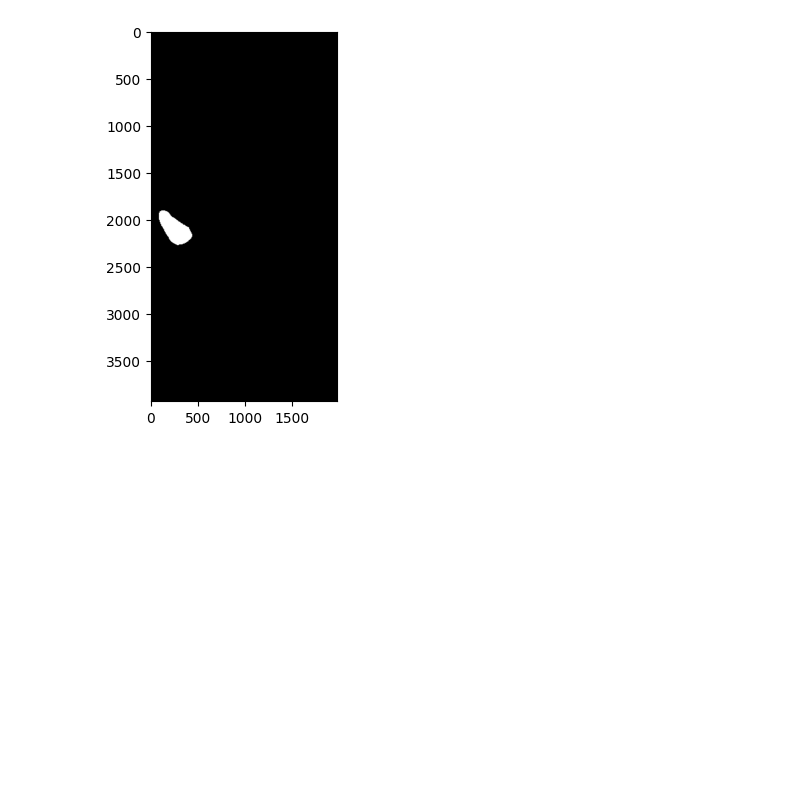
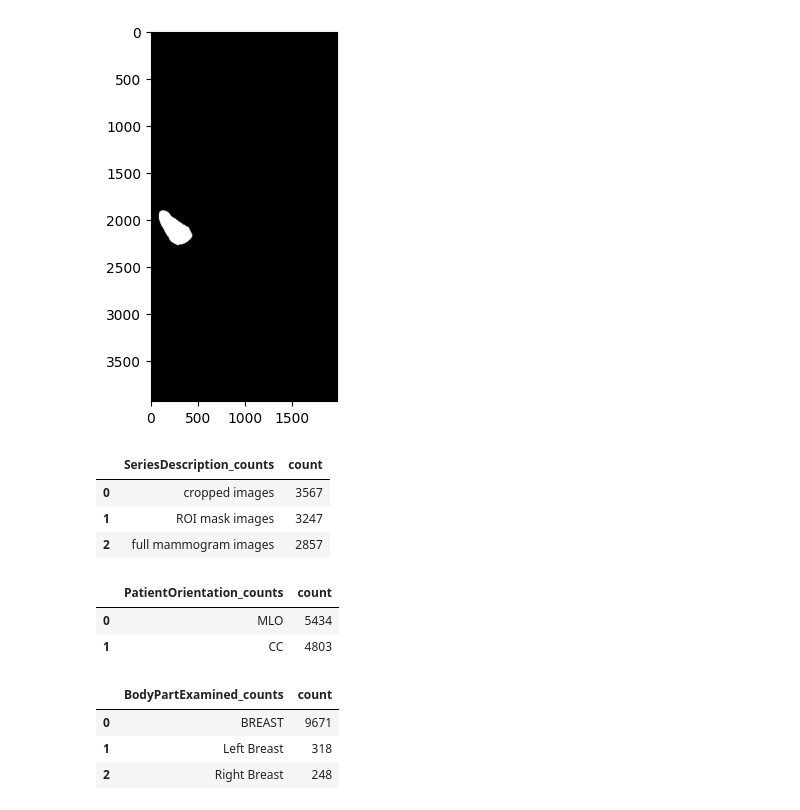
Before and after one commit to bhanujgunas/quantumautoencoder, a Jupyter notebook: ibm_torino_qautoencoder.ipynb, the cells around one changed output. Saved outputs shown, nothing was run; the diff lists cells and outputs as text; code cells hidden in the pictures; blank space fills up the shorter version.

```diff
--- a/ibm_torino_qautoencoder.ipynb
+++ b/ibm_torino_qautoencoder.ipynb
@@ -307,3 +308,32 @@ CBIS-DDSM/jpeg/1.3.6.1.4.1.9590.100.1.2.153339052913121382622526066491844156138/
 Name: image_path, dtype: object
 <matplotlib.image.AxesImage at 0x...>
 [figure]
+# %%
+r= pd.DataFrame(dicom['SeriesDescription'].value_counts())
+r= r.reset_index()
+r= r.rename(columns={'SeriesDescription':'SeriesDescription_counts', 'index':'SeriesDescription'})
+r
+# %% [output]
+|  | SeriesDescription_counts | count |
+| 0 | cropped images | 3567 |
+| 1 | ROI mask images | 3247 |
+| 2 | full mammogram images | 2857 |
+# %%
+q= pd.DataFrame(dicom['PatientOrientation'].value_counts())
+q= q.reset_index()
+q= q.rename(columns={'PatientOrientation':'PatientOrientation_counts', 'index':'PatientOrientation'})
+q
+# %% [output]
+|  | PatientOrientation_counts | count |
+| 0 | MLO | 5434 |
+| 1 | CC | 4803 |
+# %%
+f= pd.DataFrame(dicom['BodyPartExamined'].value_counts())
+f= f.reset_index()
+f= f.rename(columns={'BodyPartExamined':'BodyPartExamined_counts', 'index':'Breast part Examined'})
+f
+# %% [output]
+|  | BodyPartExamined_counts | count |
+| 0 | BREAST | 9671 |
+| 1 | Left Breast | 318 |
+| 2 | Right Breast | 248 |
```
Also changed, not shown: parts of 1 cell of this notebook.
